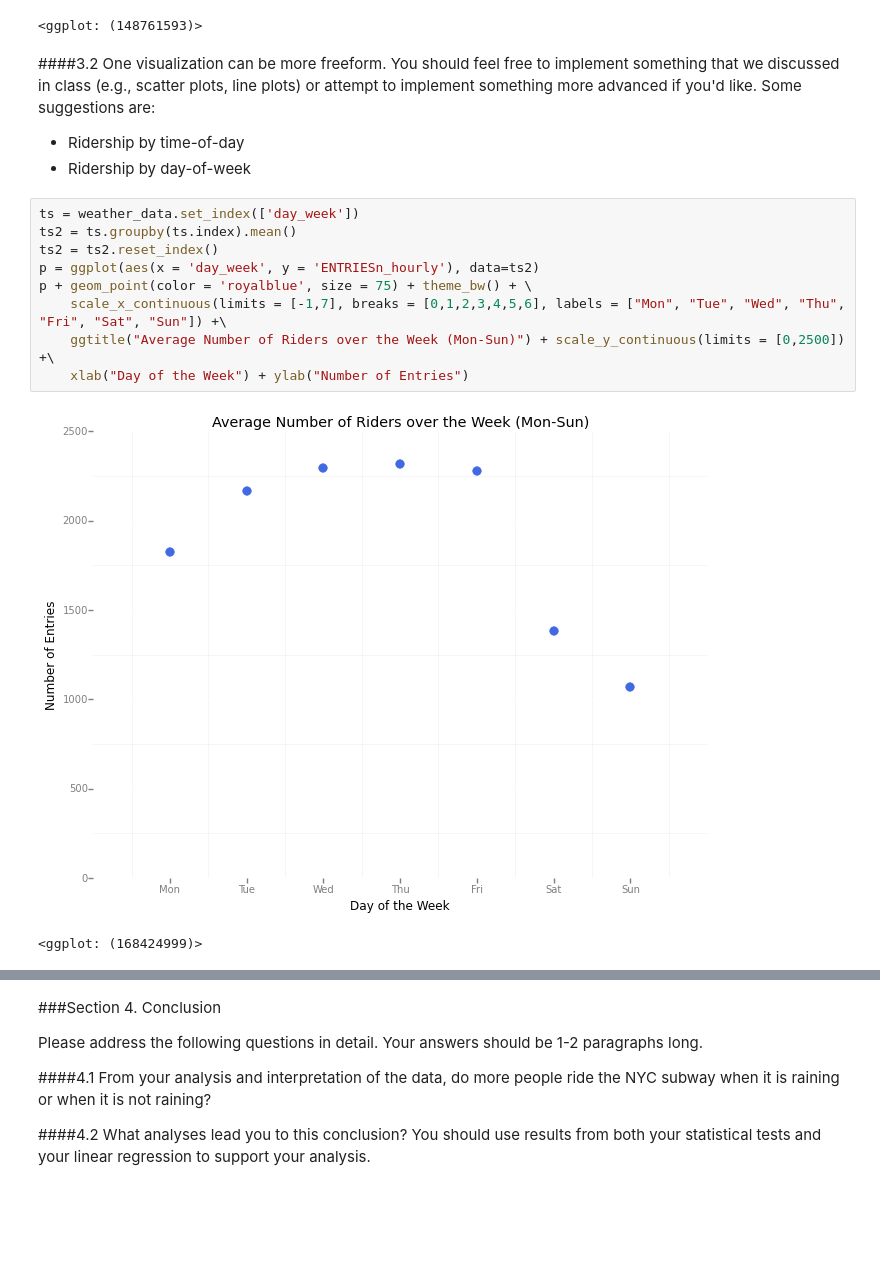
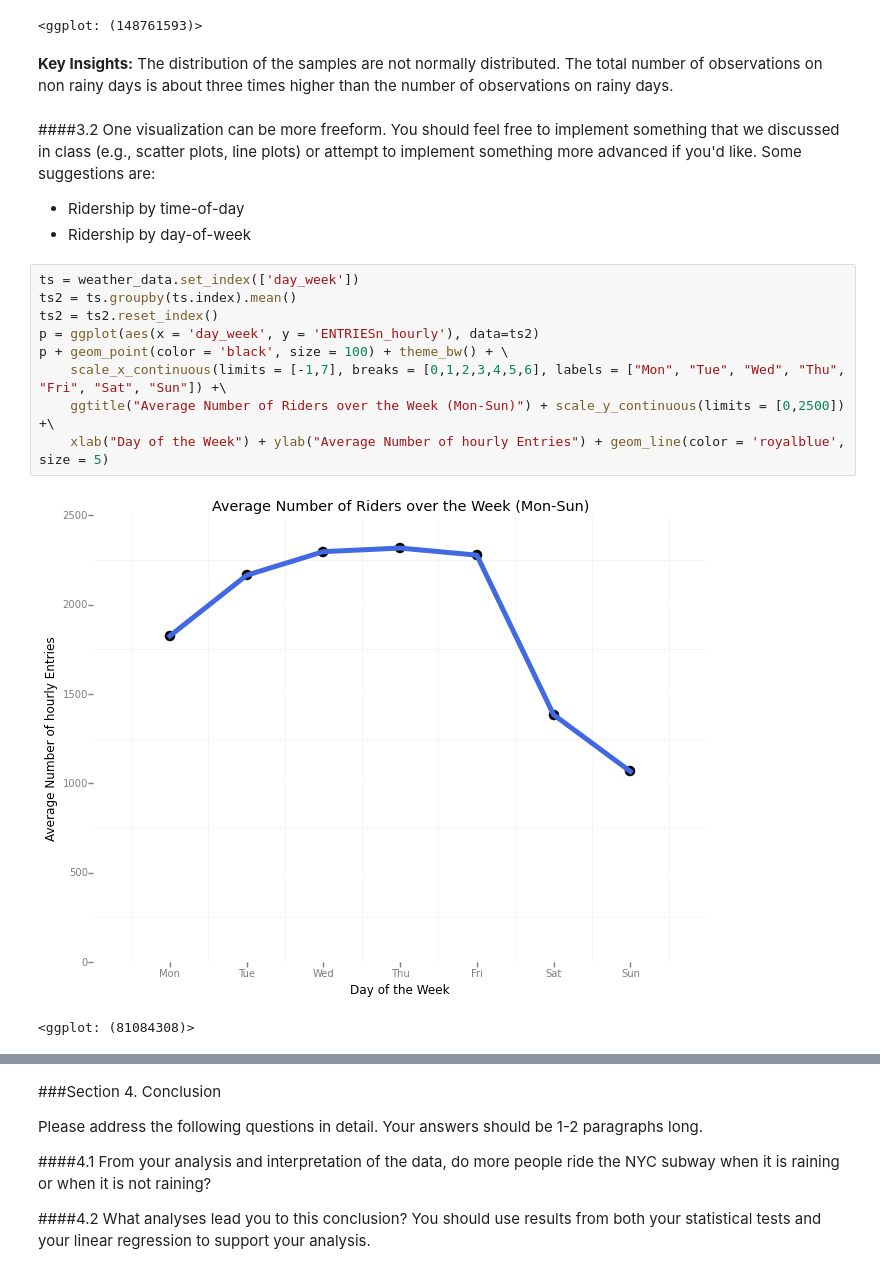
Before and after one commit to danielpoehle/p02, a Jupyter notebook: p02.ipynb, the cells around one changed output, grey strips where cells are left out. Cells and saved outputs as stored; diff of their text form; blank space fills up the shorter version.

```diff
--- a/p02.ipynb
+++ b/p02.ipynb
@@ -75,6 +120,8 @@ p + geom_histogram(fill = 'royalblue', binwidth = 500) + theme_bw() + facet_wrap
 # %% [output]
 [figure]
 <ggplot: (148761593)>
+# %% [markdown]
+**Key Insights:** The distribution of the samples are not normally distributed. The total number of observations on non rainy days is about three times higher than the number of observations on rainy days.
 # %% [markdown]
 ####3.2 One visualization can be more freeform. You should feel free to implement something that we discussed in class (e.g., scatter plots, line plots) or attempt to implement something more advanced if you'd like. Some suggestions are:
 - Ridership by time-of-day
@@ -82,12 +129,12 @@ p + geom_histogram(fill = 'royalblue', binwidth = 500) + theme_bw() + facet_wrap
 # %%
 ts = weather_data.set_index(['day_week'])
 ts2 = ts.groupby(ts.index).mean()
 ts2 = ts2.reset_index()
 p = ggplot(aes(x = 'day_week', y = 'ENTRIESn_hourly'), data=ts2)
-p + geom_point(color = 'royalblue', size = 75) + theme_bw() + \
+p + geom_point(color = 'black', size = 100) + theme_bw() + \
     scale_x_continuous(limits = [-1,7], breaks = [0,1,2,3,4,5,6], labels = ["Mon", "Tue", "Wed", "Thu", "Fri", "Sat", "Sun"]) +\
     ggtitle("Average Number of Riders over the Week (Mon-Sun)") + scale_y_continuous(limits = [0,2500]) +\
-    xlab("Day of the Week") + ylab("Number of Entries")
+    xlab("Day of the Week") + ylab("Average Number of hourly Entries") + geom_line(color = 'royalblue', size = 5)
 # %% [output]
-[figure, old version]
+[figure, new version]
-<ggplot: (168424999)>
+<ggplot: (81084308)>
```
Also changed, not shown: parts of 21 cells of this notebook.
